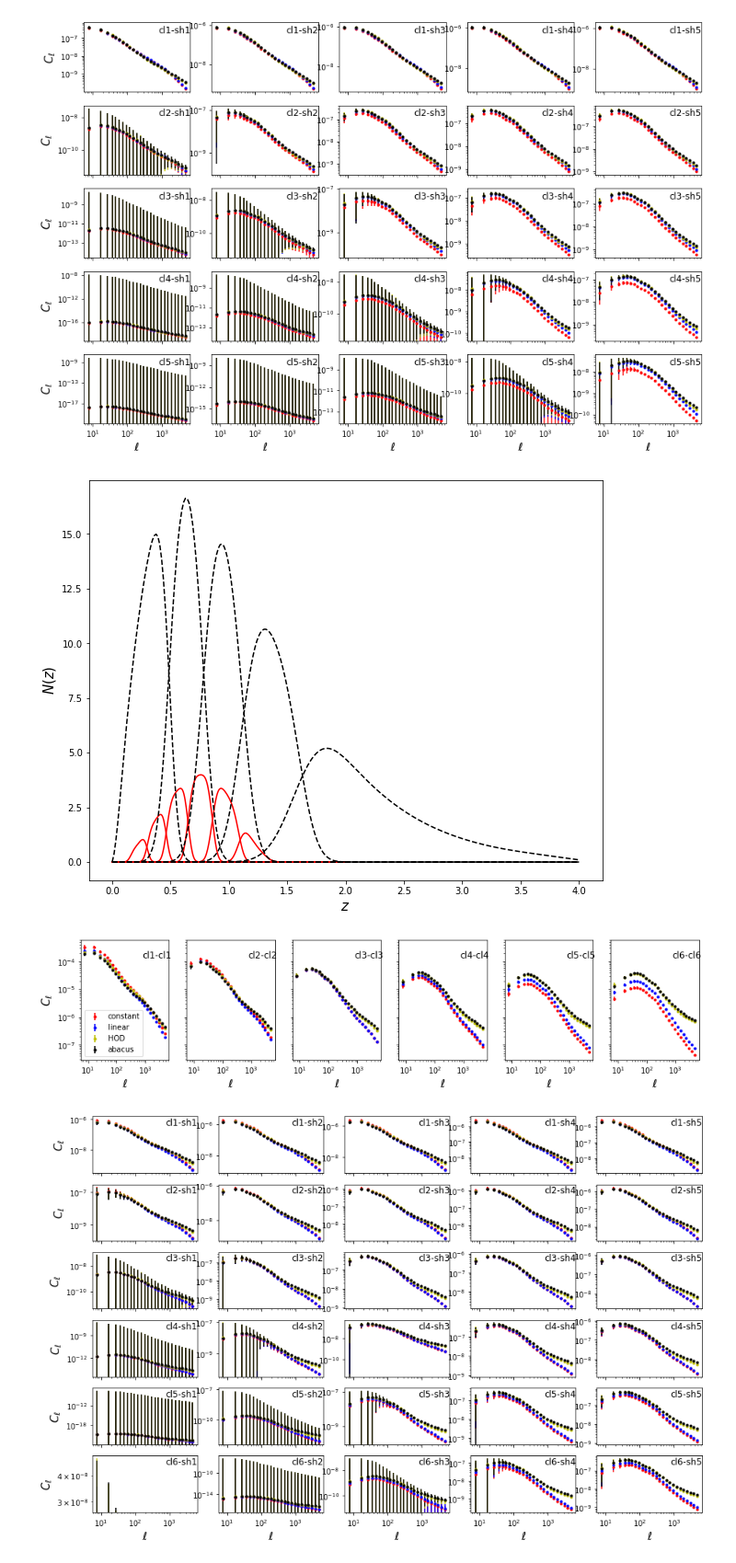
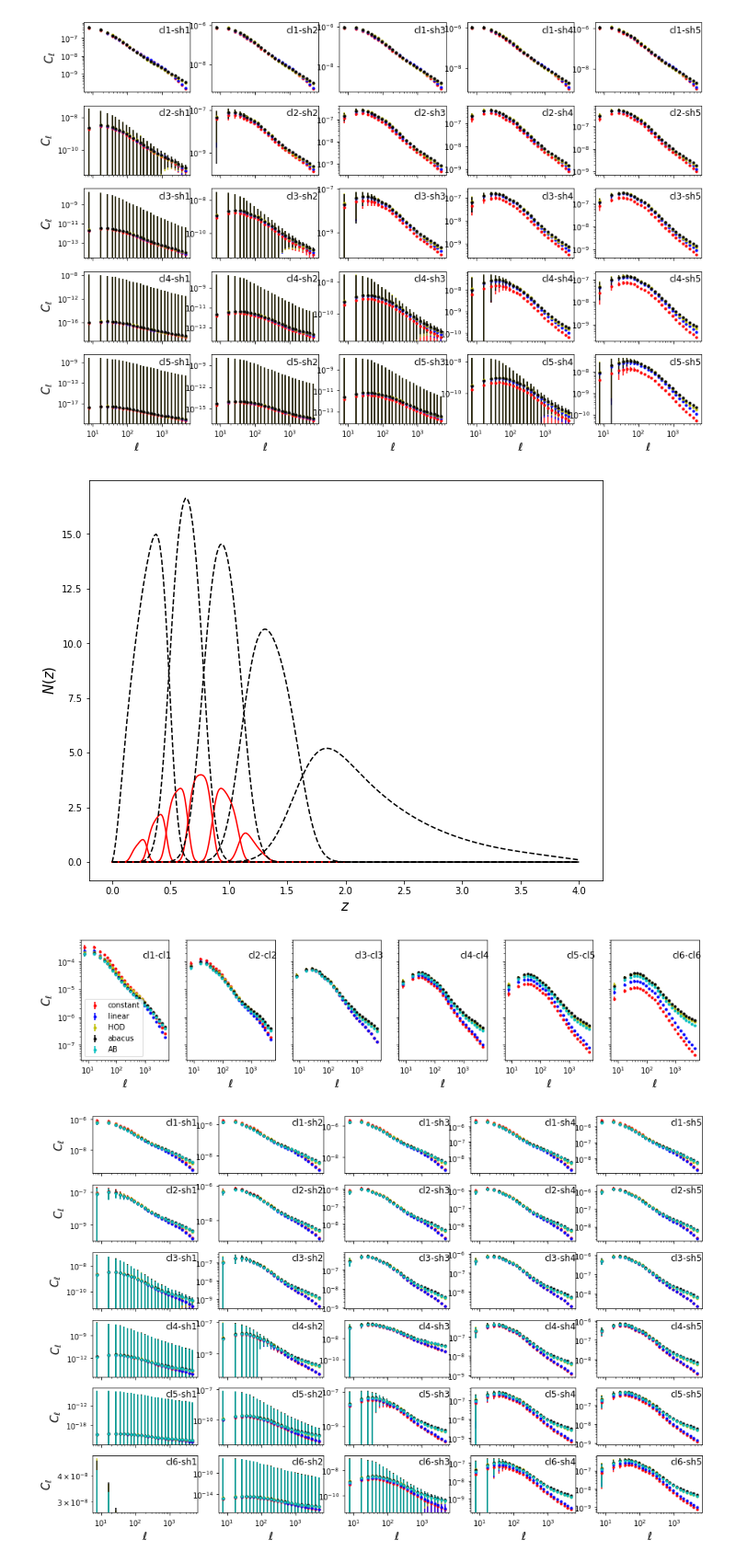
Before and after one commit to LSSTDESC/DESCBiasChallenge, a Jupyter notebook: data/PlottingSaccs.ipynb, the cells around one changed output. Shown at 92% size. Drawn from its saved outputs; the diff is of its cells as text; code cells hidden in the pictures.

Commit message:
latest abacus

```diff
--- a/data/PlottingSaccs.ipynb
+++ b/data/PlottingSaccs.ipynb
@@ -3,7 +3,7 @@ import sacc
 import matplotlib.pyplot as plt
 import numpy as np
 # %%
-def plot_saccs(ss, labels, colors, fname_out):
+def plot_saccs(ss, labels, colors, prefix_out=None):
     cl_names = [t for t in ss[0].tracers if 'cl' in t]
     sh_names = [t for t in ss[0].tracers if 'sh' in t]
     ncl = len(cl_names)
@@ -17,6 +17,8 @@ def plot_saccs(ss, labels, colors, fname_out):
         plt.plot(t.z, t.nz, 'k--')
     plt.xlabel(r'$z$', fontsize=15)
     plt.ylabel(r'$N(z)$', fontsize=15)
+    if prefix_out is not None:
+        plt.savefig(f"{prefix_out}_nz.pdf", bbox_inches='tight')
 
     fig, axes = plt.subplots(1, ncl, figsize=(15, 3), sharex=True, sharey=True)
     for icl, cln in enumerate(cl_names):
@@ -26,7 +28,7 @@ def plot_saccs(ss, labels, colors, fname_out):
             label = None
             if icl == 0:
                 label = lab
-            ax.errorbar(ell, cl, yerr=np.sqrt(np.diag(cov)), fmt=col+'.', label=lab)
+            ax.errorbar(ell, cl, yerr=np.sqrt(np.diag(cov)), fmt=col+'.', label=lab, ms=3)
         if icl == 0:
             ax.legend()
         ax.set_xscale('log')
@@ -36,13 +38,37 @@ def plot_saccs(ss, labels, colors, fname_out):
             ax.set_ylabel(r'$C_\ell$', fontsize=15)
         ax.text(0.7, 0.85, f'{cln}-{cln}',
                 transform=ax.transAxes, fontsize=12)
+    if prefix_out is not None:
+        plt.savefig(f"{prefix_out}_clgg.pdf", bbox_inches='tight')
+
+    fig, axes = plt.subplots(1, ncl, figsize=(15, 3), sharex=True, sharey=True)
+    for icl, cln in enumerate(cl_names):
+        ax = axes[icl]
+        for s, col, lab in zip(ss, colors, labels):
+            ell, cl, cov = s.get_ell_cl('cl_00', cln, cln, return_cov=True)
+            label = None
+            if icl == 0:
+                label = lab
+            ax.plot(ell, np.sqrt(np.diag(cov))/cl, col+'-', label=lab)
+        #if icl == 0:
+        #    ax.legend()
+        ax.set_xscale('log')
+        ax.set_yscale('log')
+        ax.set_xlabel(r'$\ell$', fontsize=15)
+        if icl == 0:
+            ax.set_ylabel(r'$\Delta C_\ell/\,C_\ell$', fontsize=15)
+        ax.text(0.7, 0.85, f'{cln}-{cln}',
+                transform=ax.transAxes, fontsize=12)
+    if prefix_out is not None:
+        plt.savefig(f"{prefix_out}_dclgg.pdf", bbox_inches='tight')
+
     fig, axes = plt.subplots(ncl, nsh, figsize=(15, 10), sharex=True, sharey=False)
     for icl, cln in enumerate(cl_names):
         for ish, shn in enumerate(sh_names):
             ax = axes[icl][ish]
             for s, col, lab in zip(ss, colors, labels):
                 ell, cl, cov = s.get_ell_cl('cl_0e', cln, shn, return_cov=True)
-                ax.errorbar(ell, cl, yerr=np.sqrt(np.diag(cov)), fmt=col+'.')
+                ax.errorbar(ell, cl, yerr=np.sqrt(np.diag(cov)), fmt=col+'.', label=lab, ms=3)
             ax.set_xscale('log')
             ax.set_yscale('log')
             ax.text(0.7, 0.85, f'{cln}-{shn}',
@@ -51,3 +77,11 @@ def plot_saccs(ss, labels, colors, fname_out):
                 ax.set_xlabel(r'$\ell$', fontsize=15)
             if ish == 0:
                 ax.set_ylabel(r'$C_\ell$', fontsize=15)
+            if icl == 0 and ish == 0:
+                ax.legend()
+    if prefix_out is not None:
+        plt.savefig(f"{prefix_out}_clgs.pdf", bbox_inches='tight')
+# %%
+h3 = sacc.Sacc.load_fits("fid_red_HOD.fits")
+h4 = sacc.Sacc.load_fits("abacus_red_abacus.fits")
+plot_saccs([h3, h4, h5], ['HOD', 'Abacus'], ['r', 'b'], prefix_out='HOD_compare')
@@ -64,10 +103,11 @@ plot_saccs([h1, h2, h3, h4], ['constant', 'linear', 'HOD', 'abacus'], ['r', 'b',
 # %%
 h1 = sacc.Sacc.load_fits("fid_red_const.fits")
 h2 = sacc.Sacc.load_fits("fid_red_linear.fits")
 h3 = sacc.Sacc.load_fits("fid_red_HOD.fits")
 h4 = sacc.Sacc.load_fits("abacus_red_abacus.fits")
-plot_saccs([h1, h2, h3, h4], ['constant', 'linear', 'HOD', 'abacus'], ['r', 'b', 'y', 'k'], 'r')
+h5 = sacc.Sacc.load_fits("abacus_red_AB_abacus.fits")
+plot_saccs([h1, h2, h3, h4, h5], ['constant', 'linear', 'HOD', 'abacus', 'AB'], ['r', 'b', 'y', 'k', 'c'])
 # %% [output]
 [figure]
-[figure, old version]
+[figure, new version]
-[figure, old version]
+[figure, new version]
```
Also changed, not shown: parts of 3 cells of this notebook, 3 other files.
